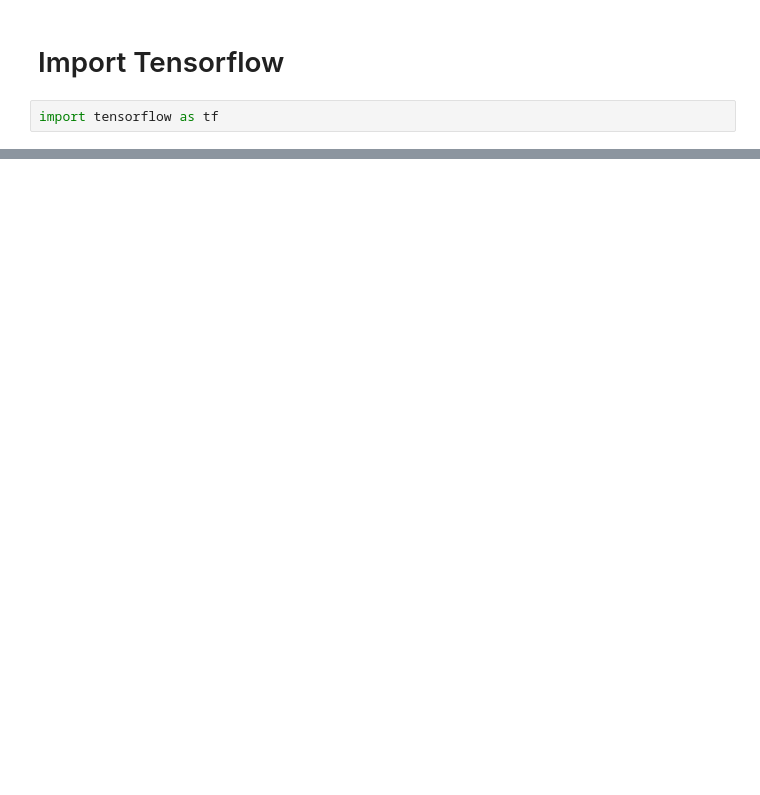
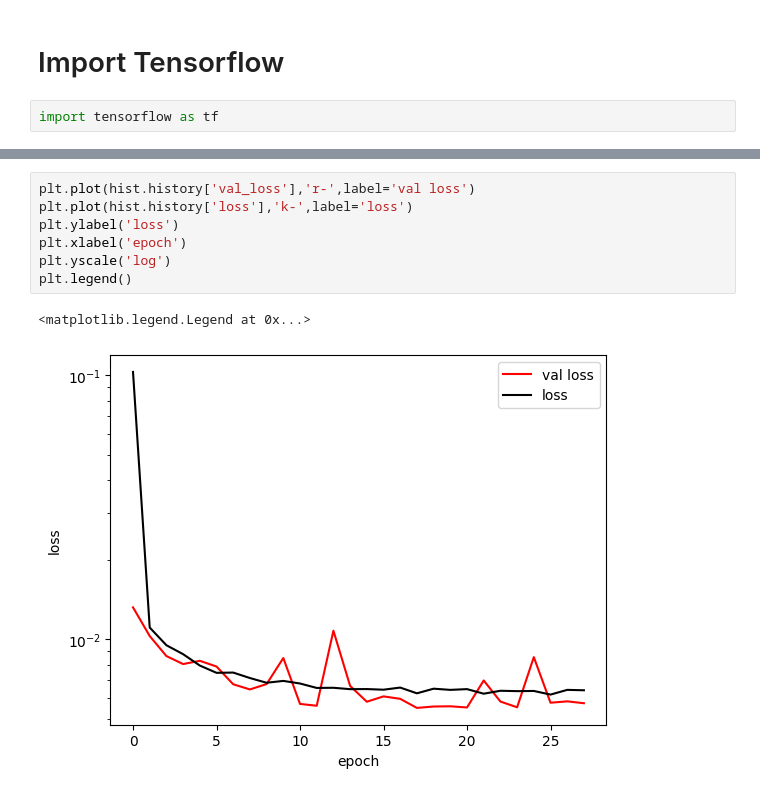
Before and after one commit to csabiu/KAML-2025, a Jupyter notebook: KAML_catalogues_regression.ipynb, the cells around one changed output, grey strips where cells are left out. Cells and saved outputs as stored; diff of their text form; blank space fills up the shorter version.

```diff
--- a/KAML_catalogues_regression.ipynb
+++ b/KAML_catalogues_regression.ipynb
@@ -171,2 +205,12 @@ plt.legend()
+# %%
+plt.plot(hist.history['val_loss'],'r-',label='val loss')
+plt.plot(hist.history['loss'],'k-',label='loss')
+plt.ylabel('loss')
+plt.xlabel('epoch')
+plt.yscale('log')
+plt.legend()
+# %% [output]
+<matplotlib.legend.Legend at 0x...>
+[figure, added]
 # %%
 pred=model.predict(x_test).squeeze()
```
Also changed, not shown: parts of 21 cells of this notebook.
